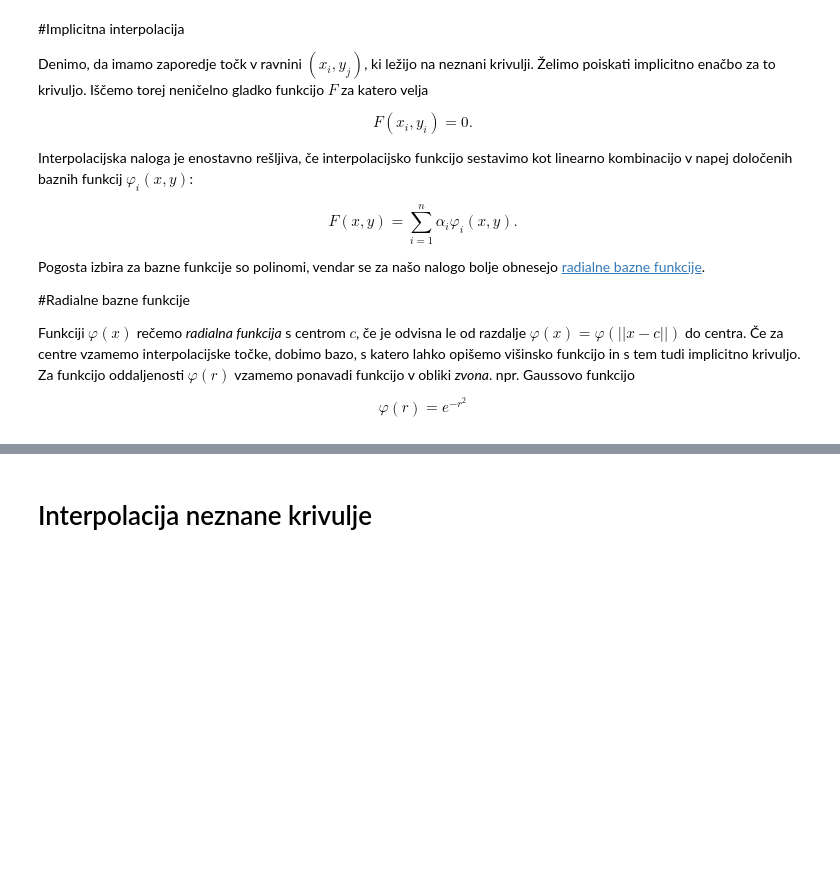
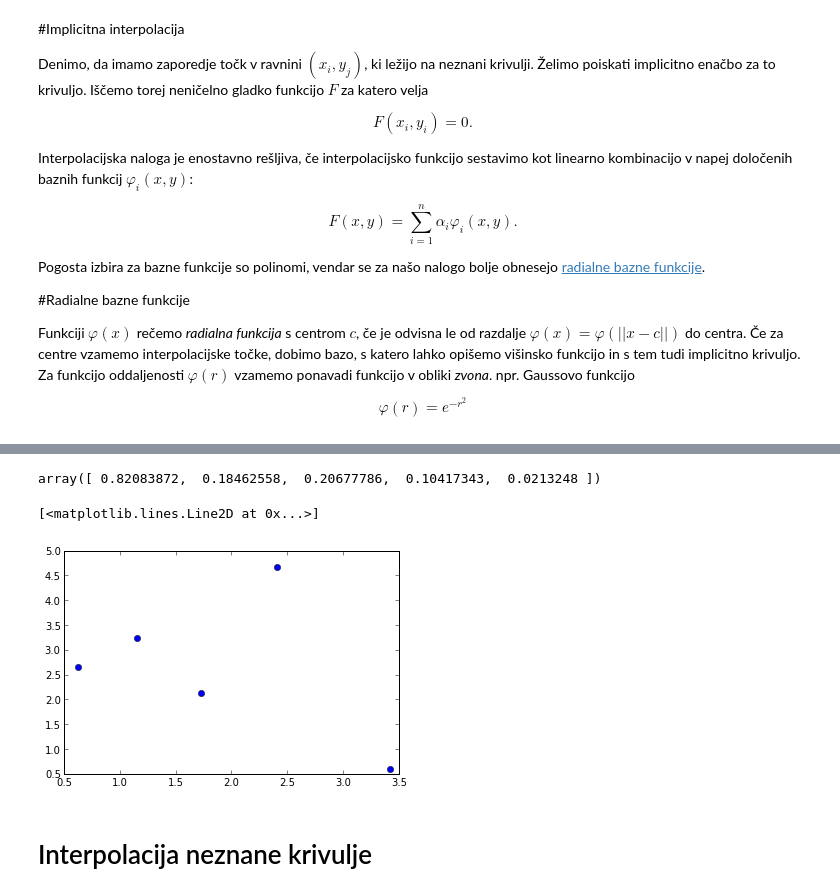
Before and after one commit to mrcinv/nummat, a Jupyter notebook: vaja2.ipynb, the cells around one changed output, grey strips where cells are left out. Cells and saved outputs as stored; diff of their text form; code cells hidden in the pictures; blank space fills up the shorter version.

```diff
--- a/vaja2.ipynb
+++ b/vaja2.ipynb
@@ -47,3 +93,17 @@ ax.plot_surface(x,y,Z)
+# %%
+from rbf_int import  rbf_int
+tocke = 5*rand(5,2)
+z = rand(5)
+alpha = rbf_int(tocke, lambda x: exp(-x**2), z)
+# %%
+alpha
+# %% [output]
+array([ 0.82083872,  0.18462558,  0.20677786,  0.10417343,  0.0213248 ])
+# %%
+plot(tocke[:,0],tocke[:,1],'o')
+# %% [output]
+[<matplotlib.lines.Line2D at 0x...>]
+[figure, added]
 # %% [markdown]
 # Interpolacija neznane krivulje
 # %%
```
Also changed, not shown: parts of 16 cells of this notebook, 1 other file.
